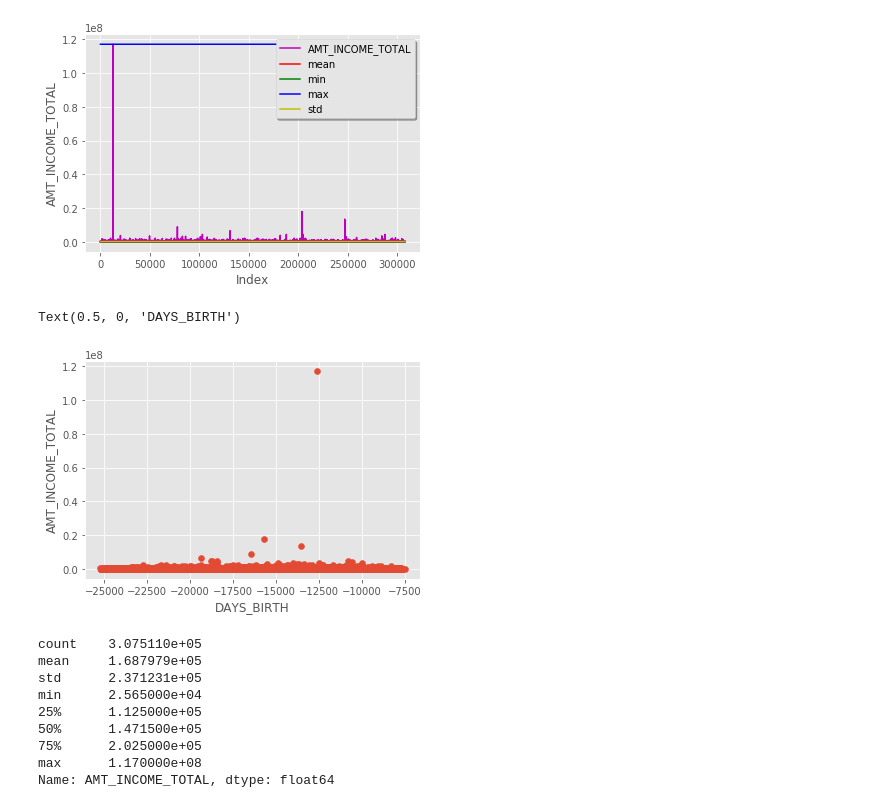
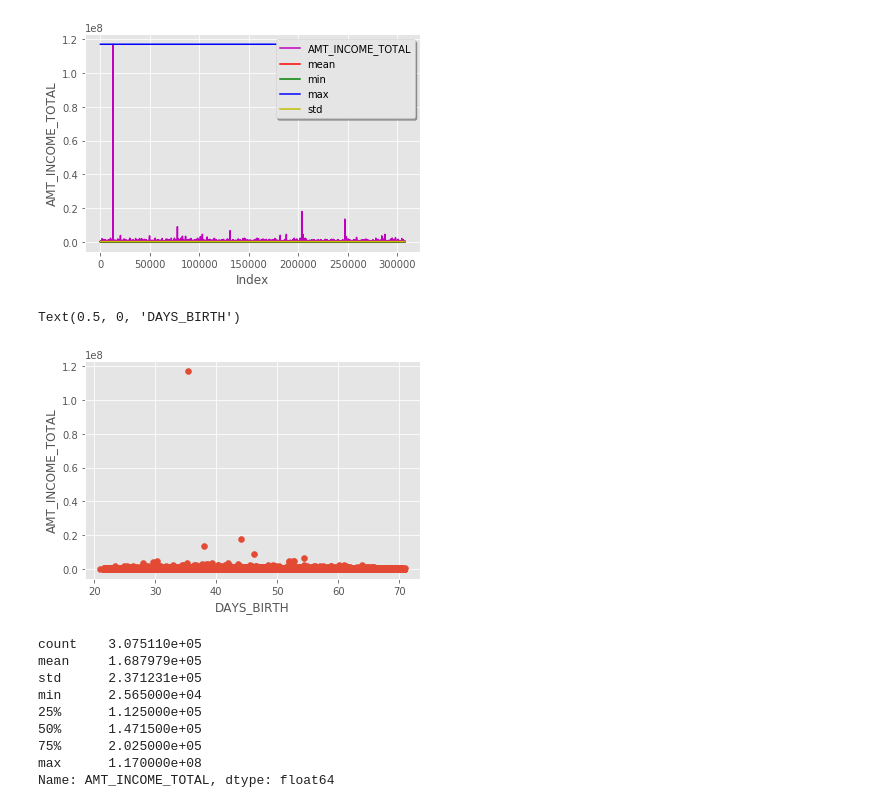
Before and after one commit to caseykcchang/2nd-ML100Days, a Jupyter notebook: homework/D5/Day_005_HW.ipynb, the cells around one changed output. Saved outputs shown, nothing was run; the diff lists cells and outputs as text; code cells hidden in the pictures.

```diff
--- a/homework/D5/Day_005_HW.ipynb
+++ b/homework/D5/Day_005_HW.ipynb
@@ -86,12 +86,12 @@ leg = ax.legend(loc='upper right', shadow=True)
 # %% [output]
 [figure]
 # %%
-plt.scatter(app_train['DAYS_BIRTH'], app_train['AMT_INCOME_TOTAL'])
+plt.scatter(app_train['DAYS_BIRTH']/-356, app_train['AMT_INCOME_TOTAL'])
 plt.ylabel('AMT_INCOME_TOTAL')
 plt.xlabel('DAYS_BIRTH')
 # %% [output]
 Text(0.5, 0, 'DAYS_BIRTH')
-[figure, old version]
+[figure, new version]
 # %%
 app_train['AMT_INCOME_TOTAL'].describe()
 # %% [output]
```
